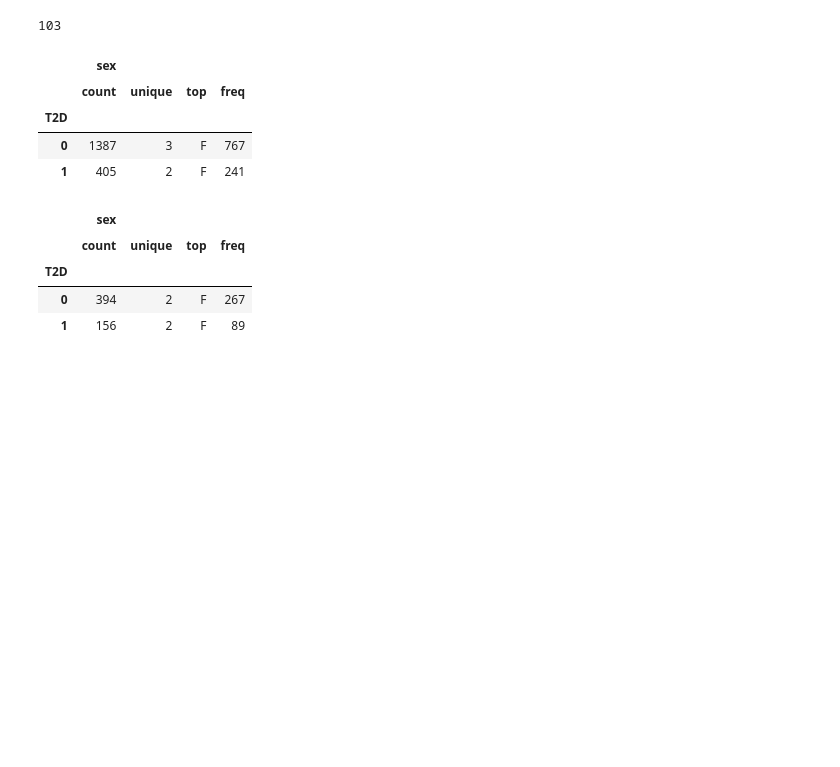
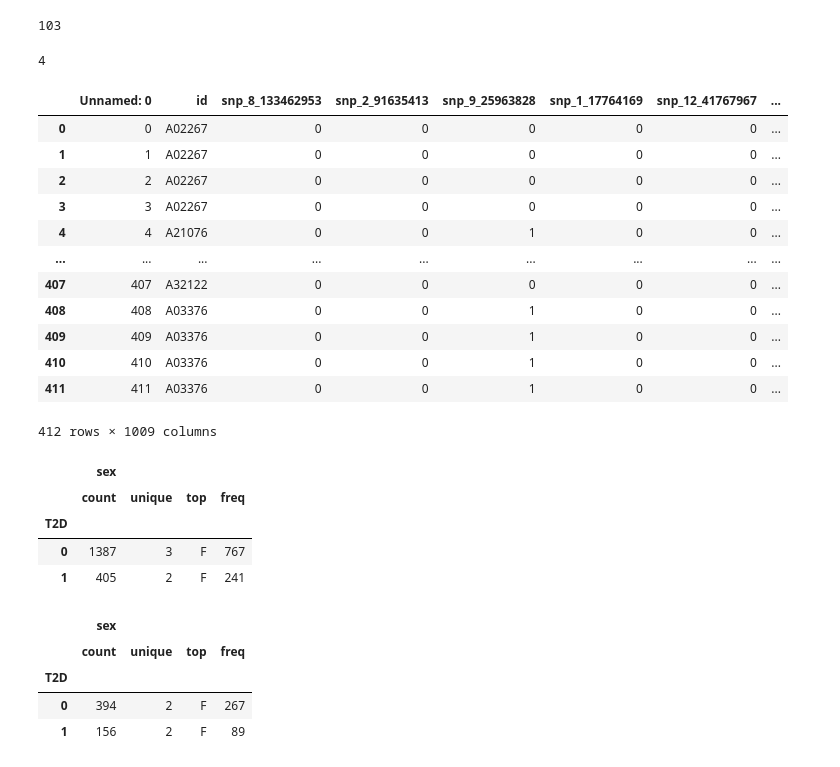
Before and after one commit to zgcarvalho/diabnet, a Jupyter notebook: notebooks/S01-data-stats.ipynb, the cells around one changed output. Saved outputs shown, nothing was run; the diff lists cells and outputs as text; code cells hidden in the pictures; blank space fills up the shorter version.

```diff
--- a/notebooks/S01-data-stats.ipynb
+++ b/notebooks/S01-data-stats.ipynb
@@ -42,5 +70,25 @@ len(testing_set_with_change['id'].unique())
 # %% [output]
 103
+# %%
+testing_set_with_change['id'].value_counts().max()
+# %% [output]
+4
+# %%
+testing_set_with_change # select
+# %% [output]
+|  | Unnamed: 0 | id | snp_8_133462953 | snp_2_91635413 | snp_9_25963828 | snp_1_17764169 | snp_12_41767967 | ... |
+| 0 | 0 | A02267 | 0 | 0 | 0 | 0 | 0 | ... |
+| 1 | 1 | A02267 | 0 | 0 | 0 | 0 | 0 | ... |
+| 2 | 2 | A02267 | 0 | 0 | 0 | 0 | 0 | ... |
+| 3 | 3 | A02267 | 0 | 0 | 0 | 0 | 0 | ... |
+| 4 | 4 | A21076 | 0 | 0 | 1 | 0 | 0 | ... |
+| ... | ... | ... | ... | ... | ... | ... | ... | ... |
+| 407 | 407 | A32122 | 0 | 0 | 0 | 0 | 0 | ... |
+| 408 | 408 | A03376 | 0 | 0 | 1 | 0 | 0 | ... |
+| 409 | 409 | A03376 | 0 | 0 | 1 | 0 | 0 | ... |
+| 410 | 410 | A03376 | 0 | 0 | 1 | 0 | 0 | ... |
+| 411 | 411 | A03376 | 0 | 0 | 1 | 0 | 0 | ... |
+412 rows × 1009 columns
 # %%
 # Sex
 # %%
```
Also changed, not shown: parts of 9 cells of this notebook, 2 other files.
